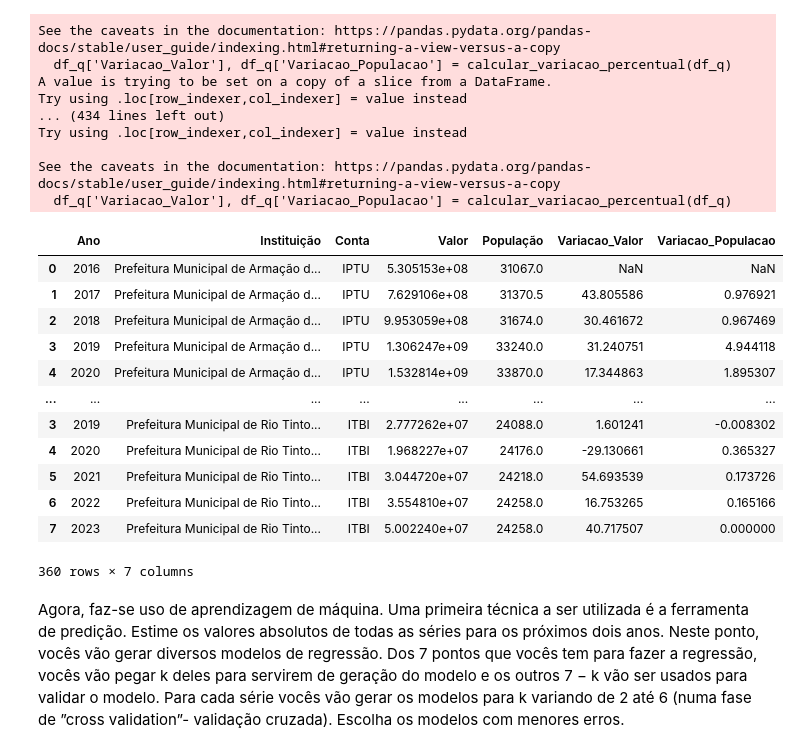
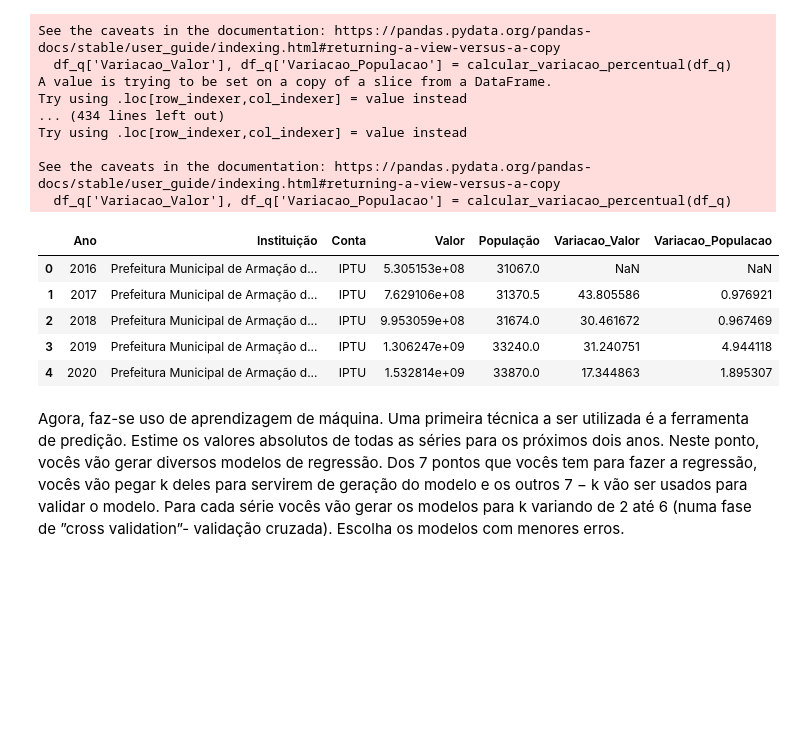
Before and after one commit to caiochacon/Mineracao, a Jupyter notebook: main.ipynb, the cells around one changed output. Drawn from its saved outputs; the diff is of its cells as text; code cells hidden in the pictures; blank space fills up the shorter version.

```diff
--- a/main.ipynb
+++ b/main.ipynb
@@ -198,15 +212,18 @@ def calcular_variacao_percentual(df):
 
 # calcular_variacao_percentual(df.query("Instituição == 'Prefeitura Municipal de Armação dos Búzios - RJ' & Conta == 'ISS'"))
 
+def executar_calculo_variacao(df):
+    novo_df = []
+    for instituicao in df['Instituição'].unique():
+        for conta in df['Conta'].unique():
+            df_q = df.query('Instituição == @instituicao & Conta == @conta')
+            df_q['Variacao_Valor'], df_q['Variacao_Populacao'] = calcular_variacao_percentual(df_q)
+            novo_df.append(df_q)
 
-novo_df = []
-for instituicao in df['Instituição'].unique():
-    for conta in df['Conta'].unique():
-        df_q = df.query('Instituição == @instituicao & Conta == @conta')
-        df_q['Variacao_Valor'], df_q['Variacao_Populacao'] = calcular_variacao_percentual(df_q)
-        novo_df.append(df_q)
+    df = pd.concat(novo_df)
+    return df
 
-df = pd.concat(novo_df)
+df = executar_calculo_variacao(df)
 # %% [output]
 A value is trying to be set on a copy of a slice from a DataFrame.
 Try using .loc[row_indexer,col_indexer] = value instead
@@ -226,21 +243,14 @@ Try using .loc[row_indexer,col_indexer] = value instead
 See the caveats in the documentation: https://pandas.pydata.org/pandas-docs/stable/user_guide/indexing.html#returning-a-view-versus-a-copy
   df_q['Variacao_Valor'], df_q['Variacao_Populacao'] = calcular_variacao_percentual(df_q)
 # %%
-df
+df.head()
 # %% [output]
 |  | Ano | Instituição | Conta | Valor | População | Variacao_Valor | Variacao_Populacao |
 | 0 | 2016 | Prefeitura Municipal de Armação d... | IPTU | 5.305153e+08 | 31067.0 | NaN | NaN |
 | 1 | 2017 | Prefeitura Municipal de Armação d... | IPTU | 7.629106e+08 | 31370.5 | 43.805586 | 0.976921 |
 | 2 | 2018 | Prefeitura Municipal de Armação d... | IPTU | 9.953059e+08 | 31674.0 | 30.461672 | 0.967469 |
 | 3 | 2019 | Prefeitura Municipal de Armação d... | IPTU | 1.306247e+09 | 33240.0 | 31.240751 | 4.944118 |
 | 4 | 2020 | Prefeitura Municipal de Armação d... | IPTU | 1.532814e+09 | 33870.0 | 17.344863 | 1.895307 |
-| ... | ... | ... | ... | ... | ... | ... | ... |
-| 3 | 2019 | Prefeitura Municipal de Rio Tinto... | ITBI | 2.777262e+07 | 24088.0 | 1.601241 | -0.008302 |
-| 4 | 2020 | Prefeitura Municipal de Rio Tinto... | ITBI | 1.968227e+07 | 24176.0 | -29.130661 | 0.365327 |
-| 5 | 2021 | Prefeitura Municipal de Rio Tinto... | ITBI | 3.044720e+07 | 24218.0 | 54.693539 | 0.173726 |
-| 6 | 2022 | Prefeitura Municipal de Rio Tinto... | ITBI | 3.554810e+07 | 24258.0 | 16.753265 | 0.165166 |
-| 7 | 2023 | Prefeitura Municipal de Rio Tinto... | ITBI | 5.002240e+07 | 24258.0 | 40.717507 | 0.000000 |
-360 rows × 7 columns
 # %% [markdown]
 Agora, faz-se uso de aprendizagem de máquina. Uma primeira técnica a ser utilizada é a ferramenta de predição. Estime os valores absolutos de todas as séries para os próximos dois anos. Neste ponto, vocês vão gerar diversos modelos de regressão.
 Dos 7 pontos que vocês tem para fazer a regressão, vocês vão pegar k deles para servirem de geração do modelo e os outros 7 − k vão ser usados para validar o modelo.
```
Also changed, not shown: parts of 23 cells of this notebook.
